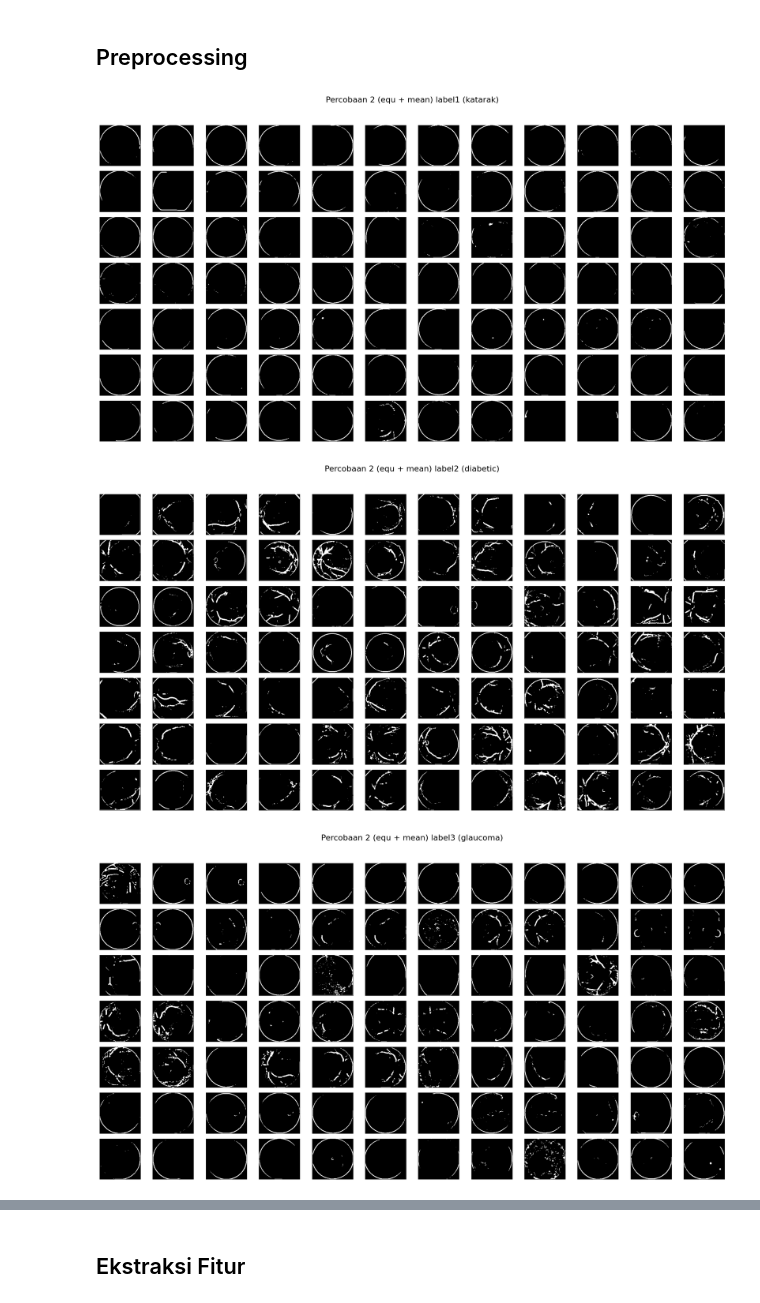
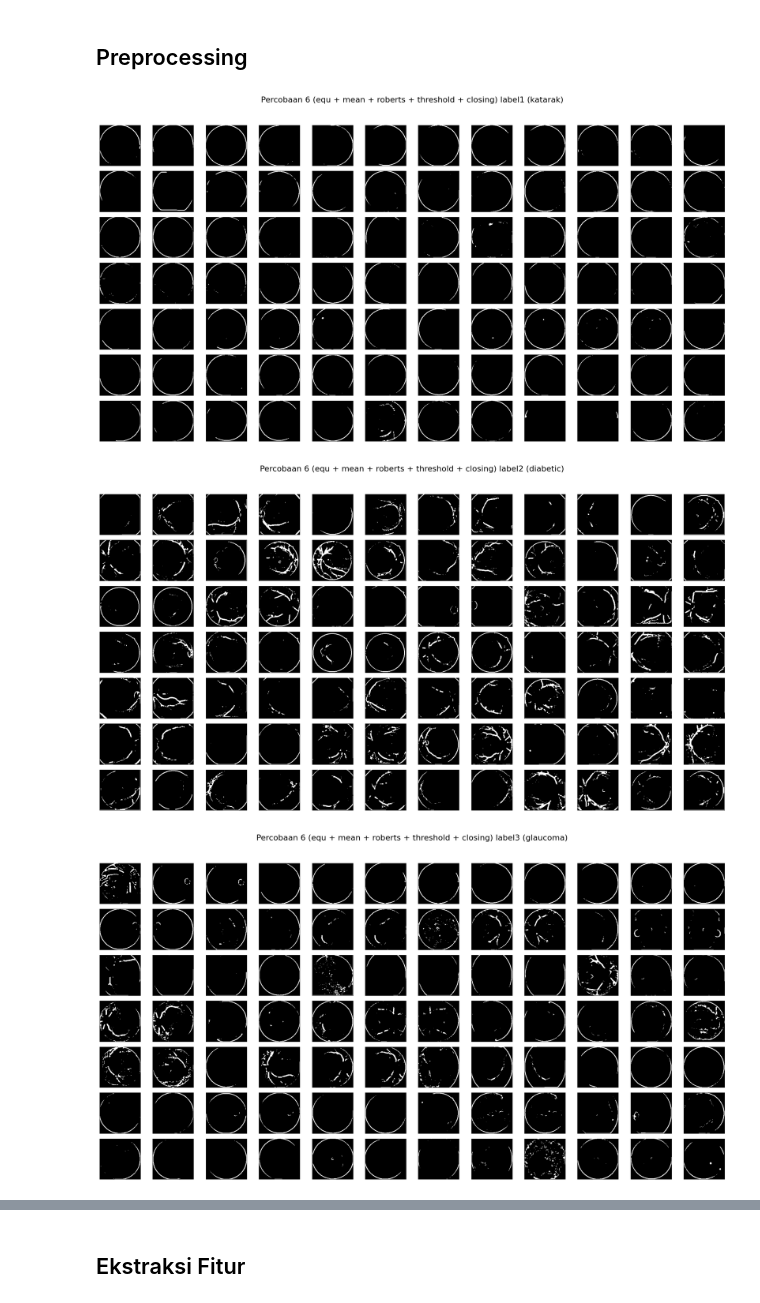
Before and after one commit to Rajasaa88/Project-PCD-32, a Jupyter notebook: percobaan6.ipynb, the cells around one changed output, grey strips where cells are left out. Drawn from its saved outputs; the diff is of its cells as text; code cells hidden in the pictures.

Commit message:
ganti suptitle prepro yang typo

```diff
--- a/percobaan6.ipynb
+++ b/percobaan6.ipynb
@@ -150,34 +150,34 @@ def closing(gambar, kernel):
 def percobaan6(green):
     img_eq = histogram_equalization(green)
     img_mean = mean_filter(img_eq)
     img_rob = roberts(img_mean)
     img_threshold = threshold(img_rob, 100)
     img_clos = closing(img_threshold, np.ones((3, 3)))
     return img_clos
 
 dataPreprocessed = [percobaan6(img) for img in data]
 
 unique_labels = sorted(set(labels))
 
 for label in unique_labels:
     # Ambil semua indeks gambar dari label ini
     idxs = [j for j, l in enumerate(labels) if l == label]
 
     # Buat grid 7x12 (cukup untuk 84 gambar, 7*12 = 84)
     fig, axs = plt.subplots(7, 12, figsize=(18, 10))
-    fig.suptitle(f'Percobaan 2 (equ + mean) {label}', fontsize=16)
+    fig.suptitle(f'Percobaan 6 (equ + mean + roberts + threshold + closing) {label}', fontsize=16)
 
     for k in range(84):
         row = k // 12
         col = k % 12
         ax = axs[row][col]
         ax.imshow(dataPreprocessed[idxs[k]], cmap='gray')
         ax.axis('off')
 
     plt.tight_layout()
     plt.subplots_adjust(top=0.9)  # beri ruang untuk judul
     plt.show()
 # %% [output]
-[figure, old version]
+[figure, new version]
-[figure, old version]
+[figure, new version]
-[figure, old version]
+[figure, new version]
```
Also changed, not shown: parts of 1 cell of this notebook.
